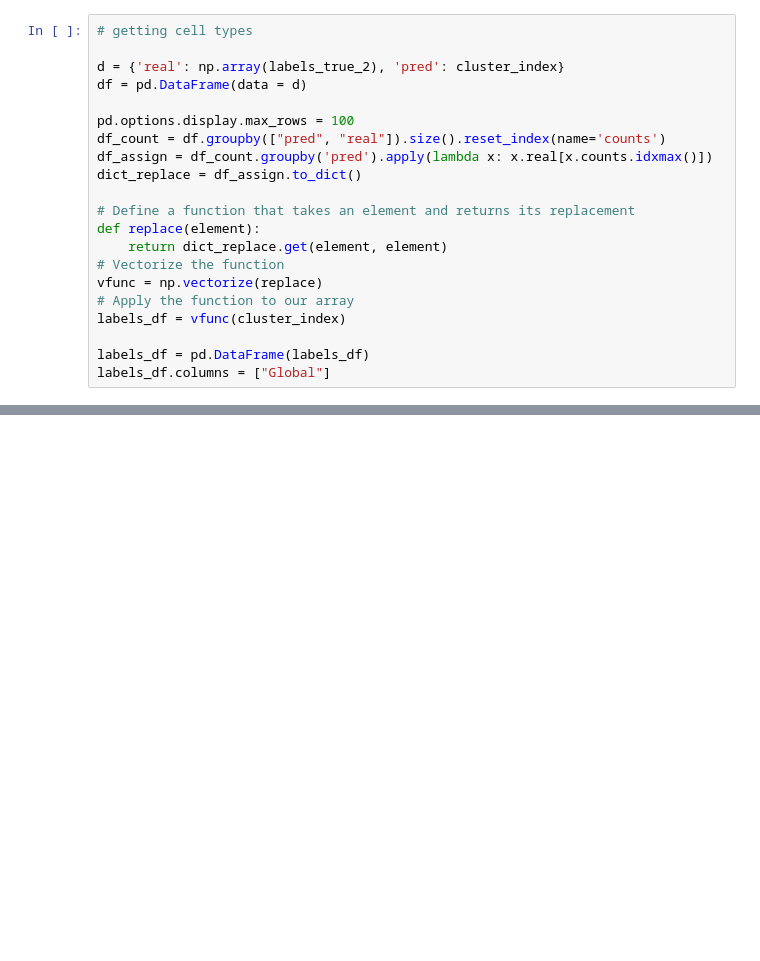
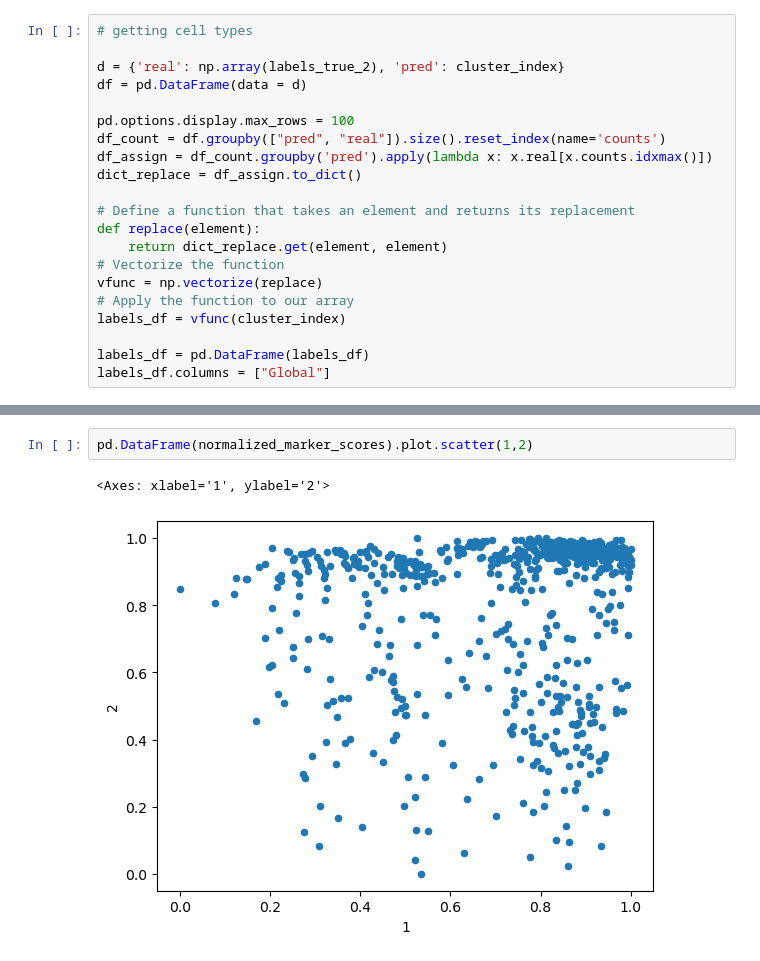
Before and after one commit to farkkilab/tribus, a Jupyter notebook: minisom_clustering.ipynb, the cells around one changed output, grey strips where cells are left out. Drawn from its saved outputs; the diff is of its cells as text; blank space fills up the shorter version.

```diff
--- a/minisom_clustering.ipynb
+++ b/minisom_clustering.ipynb
@@ -575,0 +786,5 @@ scores_pd = score_nodes(data_to_score, logic, "Global")
+# %%
+pd.DataFrame(normalized_marker_scores).plot.scatter(1,2)
+# %% [output]
+<Axes: xlabel='1', ylabel='2'>
+[figure, added]
```
Also changed, not shown: parts of 45 cells of this notebook, 3 other files.
